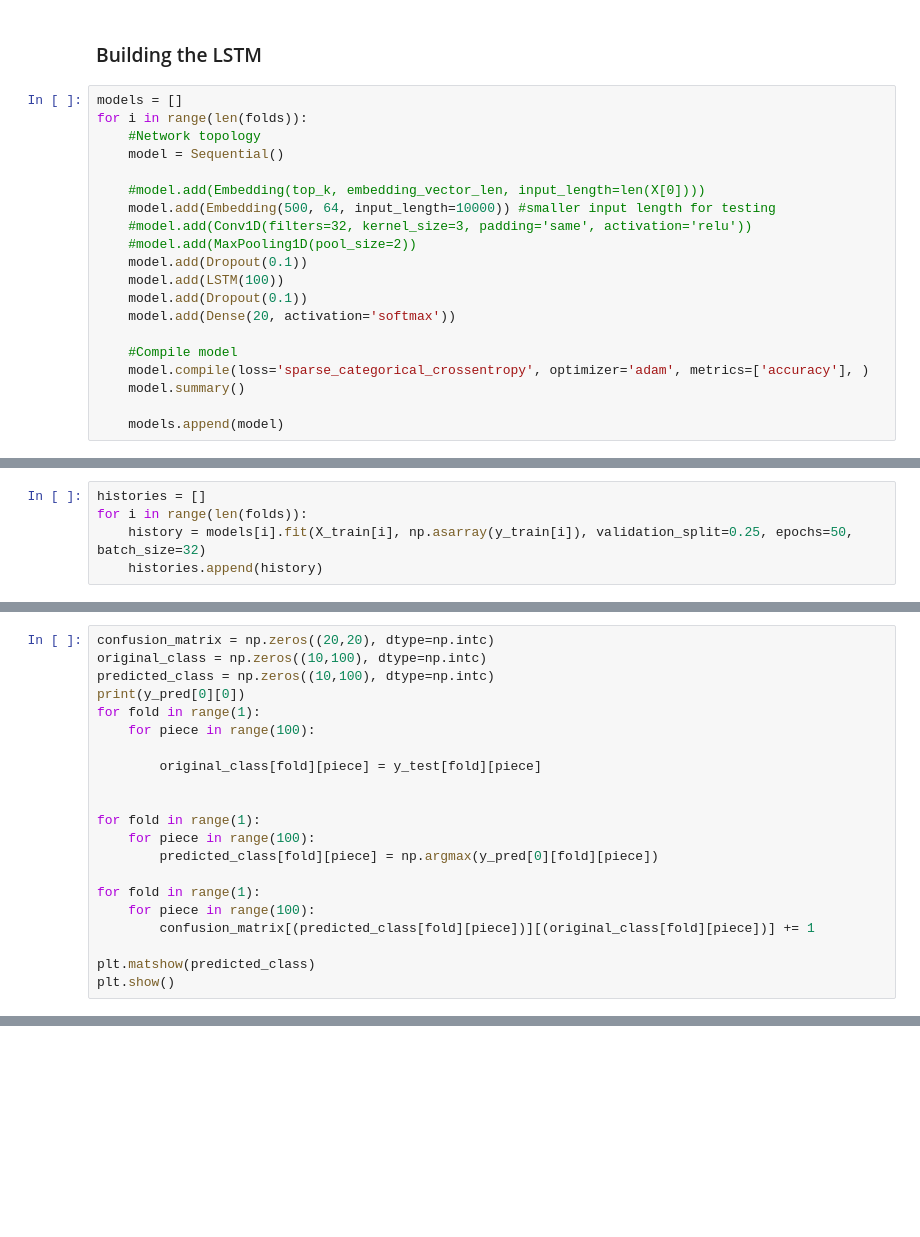
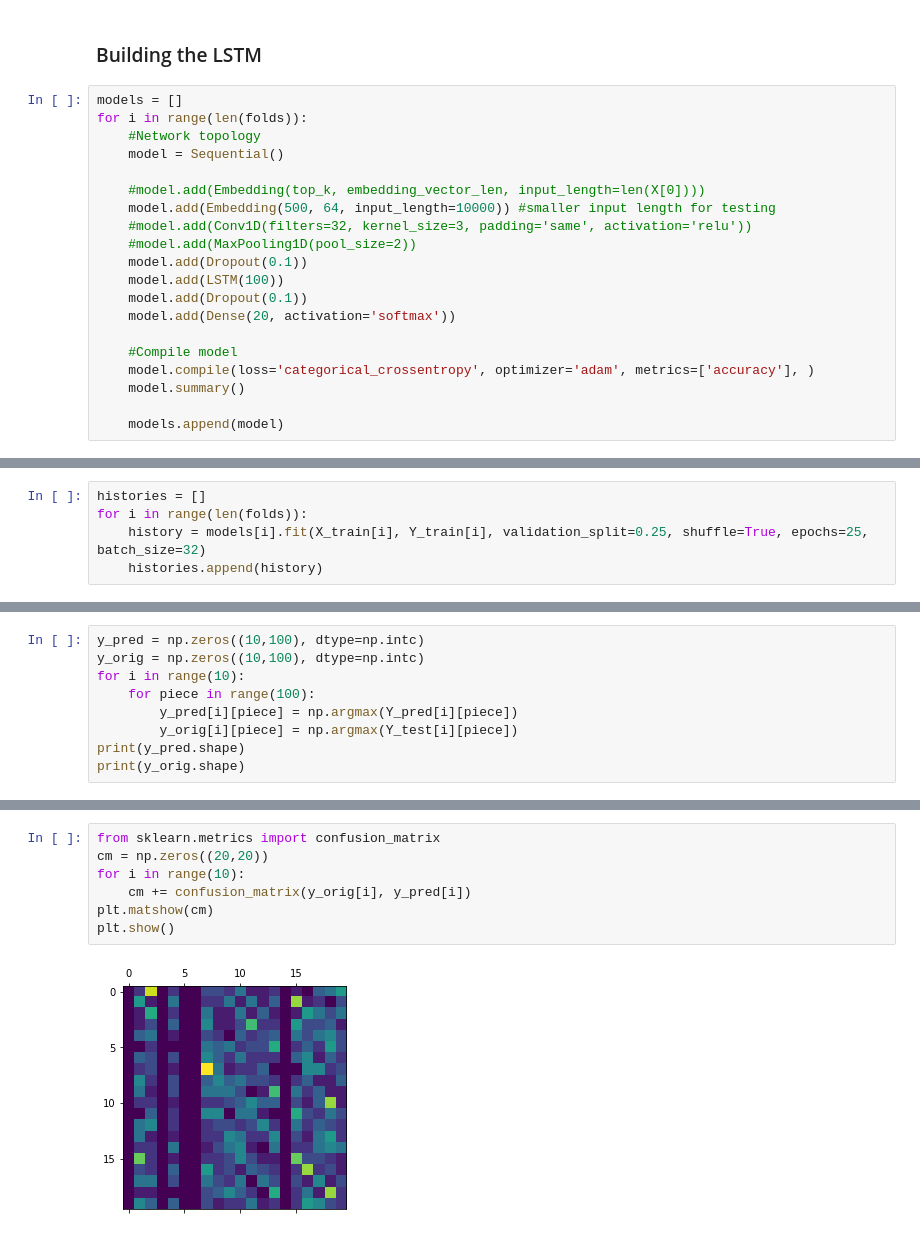
Before and after one commit to chrispla/MaSC_makam_recognition, a Jupyter notebook: LSTM_crossv.ipynb, the cells around one changed output, grey strips where cells are left out. Drawn from its saved outputs; the diff is of its cells as text; blank space fills up the shorter version.

Commit message:
confusion matrix

```diff
--- a/LSTM_crossv.ipynb
+++ b/LSTM_crossv.ipynb
@@ -180,7 +190,7 @@ for i in range(len(folds)):
     model.add(Dense(20, activation='softmax'))
 
     #Compile model
-    model.compile(loss='sparse_categorical_crossentropy', optimizer='adam', metrics=['accuracy'], )
+    model.compile(loss='categorical_crossentropy', optimizer='adam', metrics=['accuracy'], )
     model.summary()
 
     models.append(model)
@@ -205,7 +215,7 @@ _________________________________________________________________
 # %%
 histories = []
 for i in range(len(folds)):
-    history = models[i].fit(X_train[i], np.asarray(y_train[i]), validation_split=0.25, epochs=50, batch_size=32)
+    history = models[i].fit(X_train[i], Y_train[i], validation_split=0.25, shuffle=True, epochs=25, batch_size=32)
     histories.append(history)
 # %% [output]
 Train on 675 samples, validate on 225 samples
@@ -262,21 +257,0 @@ dill.load_session('LSTM10folds')
-# %%
-confusion_matrix = np.zeros((20,20), dtype=np.intc)
-original_class = np.zeros((10,100), dtype=np.intc)
-predicted_class = np.zeros((10,100), dtype=np.intc)
-print(y_pred[0][0])
-for fold in range(1):
-    for piece in range(100):
-
-        original_class[fold][piece] = y_test[fold][piece]
-
-
-for fold in range(1):
-    for piece in range(100):
-        predicted_class[fold][piece] = np.argmax(y_pred[0][fold][piece])
-
-for fold in range(1):
-    for piece in range(100):
-        confusion_matrix[(predicted_class[fold][piece])][(original_class[fold][piece])] += 1
-
-plt.matshow(predicted_class)
-plt.show()
@@ -301,0 +262,9 @@ plt.show()
+# %%
+y_pred = np.zeros((10,100), dtype=np.intc)
+y_orig = np.zeros((10,100), dtype=np.intc)
+for i in range(10):
+    for piece in range(100):
+        y_pred[i][piece] = np.argmax(Y_pred[i][piece])
+        y_orig[i][piece] = np.argmax(Y_test[i][piece])
+print(y_pred.shape)
+print(y_orig.shape)
@@ -301,0 +289,9 @@ plt.show()
+# %%
+from sklearn.metrics import confusion_matrix
+cm = np.zeros((20,20))
+for i in range(10):
+    cm += confusion_matrix(y_orig[i], y_pred[i])
+plt.matshow(cm)
+plt.show()
+# %% [output]
+[figure, added]
```
Also changed, not shown: parts of 15 cells of this notebook.
